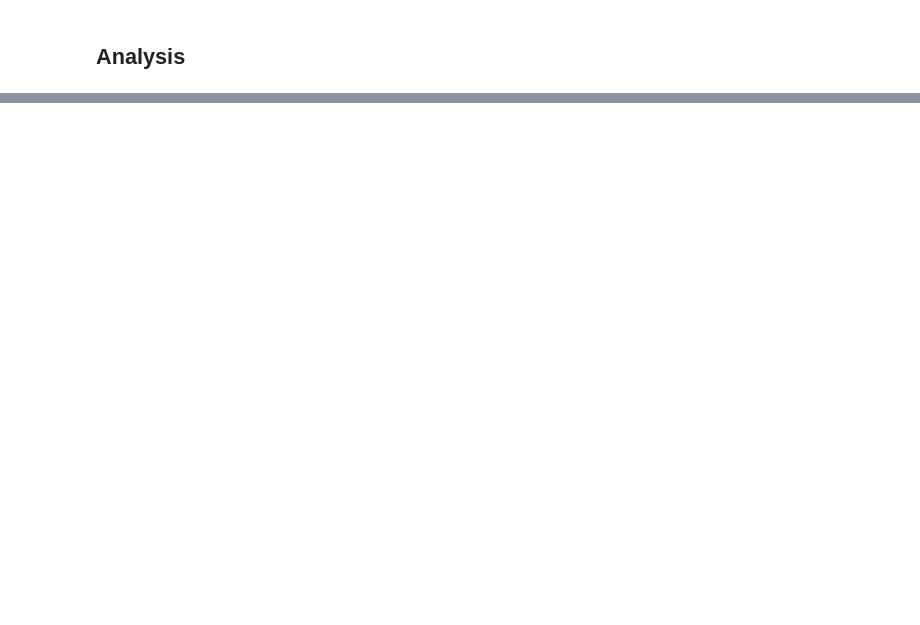
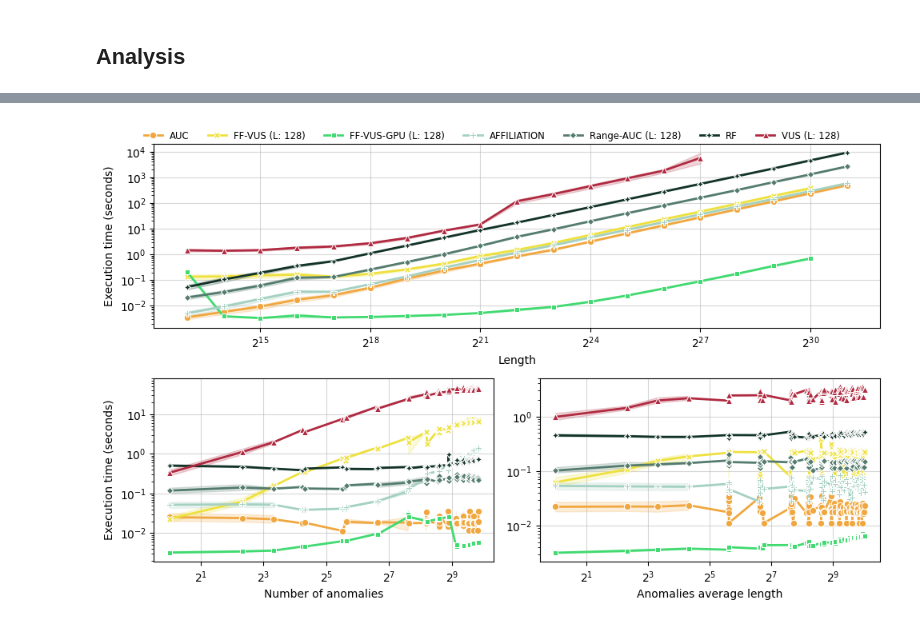
Before and after one commit to sylligardos/ff-vus, a Jupyter notebook: src/notebooks/allmetrics_defparams_syn.ipynb, the cells around one changed output, grey strips where cells are left out. Cells and saved outputs as stored; diff of their text form; code cells hidden in the pictures; blank space fills up the shorter version.

```diff
--- a/src/notebooks/allmetrics_defparams_syn.ipynb
+++ b/src/notebooks/allmetrics_defparams_syn.ipynb
@@ -358,0 +175,62 @@ attr_control
+# %%
+# TODO: Marker size increase
+bins = 20
+attr_control = {}
+legend_axis = None
+attributes = ["Length", "Number of anomalies", "Anomalies average length"]
+analysis_dfs = [length_analysis_df, n_anomalies_analysis_df, avg_anomaly_length_analysis_df]
+
+attr_axis = {
+    "Length": (2, 1, 1),
+    "Number of anomalies": (2, 2, 3),
+    "Anomalies average length": (2, 2, 4),
+}
+fig = plt.figure(figsize=(10, 6))
+for i, attribute in enumerate(attributes):
+    axis = fig.add_subplot(*attr_axis[attribute])
+    curr_df = analysis_dfs[i]
+
+    # Plot
+    sns.lineplot(
+        x=attribute,
+        y='Metric time',
+        hue='Metric',
+        data=curr_df,
+        ax=axis,
+        palette=color_palette,
+        markers=True,
+        style='Metric',
+        dashes = False,
+        linewidth=2,
+        # size='Metric',
+        # size_order=['FF-VUS-GPU (L: 128)', 'FF-VUS (L: 128)', 'AFFILIATION', 'VUS (L: 128)', 'Range-AUC (L: 128)', 'RF', 'AUC']
+    )
+
+    axis.set_xlabel(attribute)
+    axis.set_ylabel("Execution time (seconds)" if i != 2 else "")
+    axis.set_yscale('log')
+    axis.set_xscale('log', base=2)
+    axis.grid(axis='both', alpha=0.5)
+    if i != 0:
+        axis.get_legend().remove()
+    else:
+        legend_axis = axis
+
+
+handles, labels = legend_axis.get_legend_handles_labels()
+legend_axis.get_legend().remove()
+fig.legend(
+    handles,
+    labels,
+    loc='upper center',
+    bbox_to_anchor=(0.5, 1.02),
+    ncol=len(labels),
+    frameon=False,
+    fontsize='small'
+)
+
+plt.tight_layout()
+plt.savefig(os.path.join(save_fig_path, 'exec_time_per_attr.svg'))
+plt.show()
+# %% [output]
+[figure, added]
```
Also changed, not shown: parts of 13 cells of this notebook, 1 other file.
